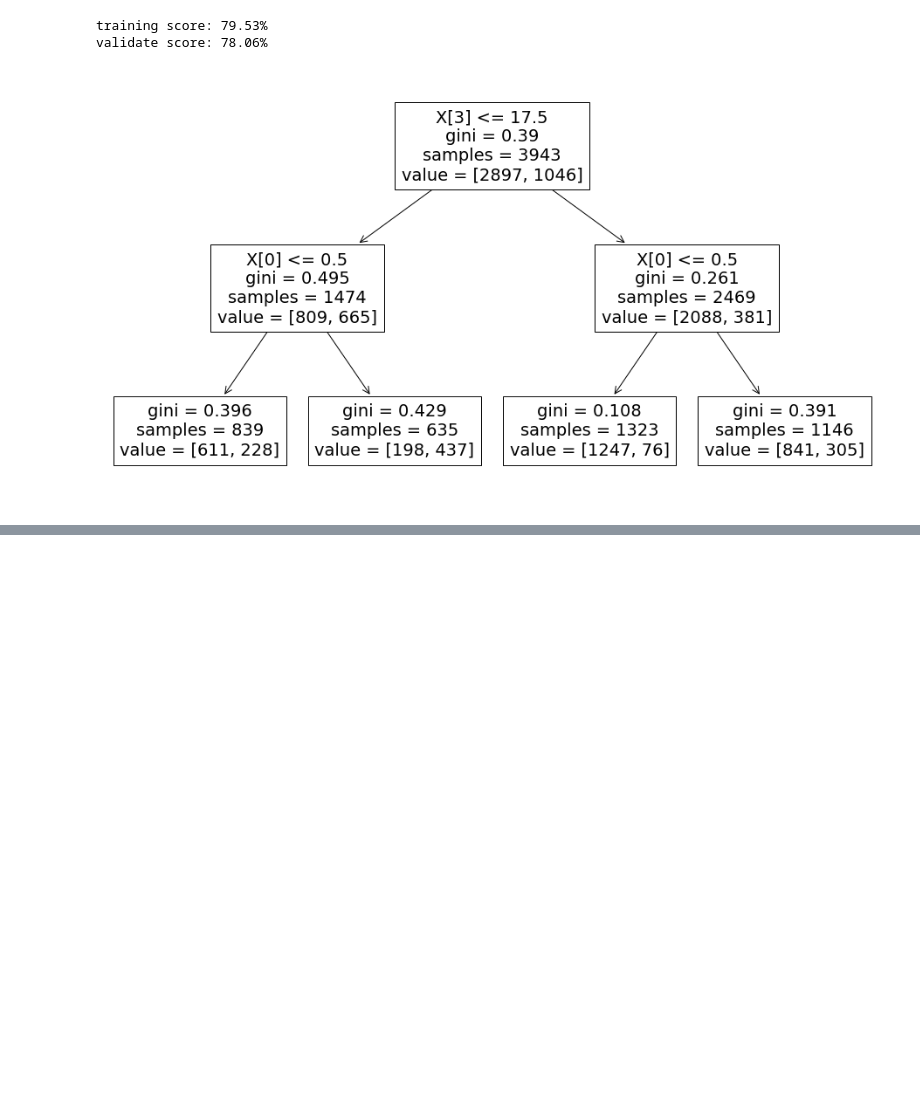
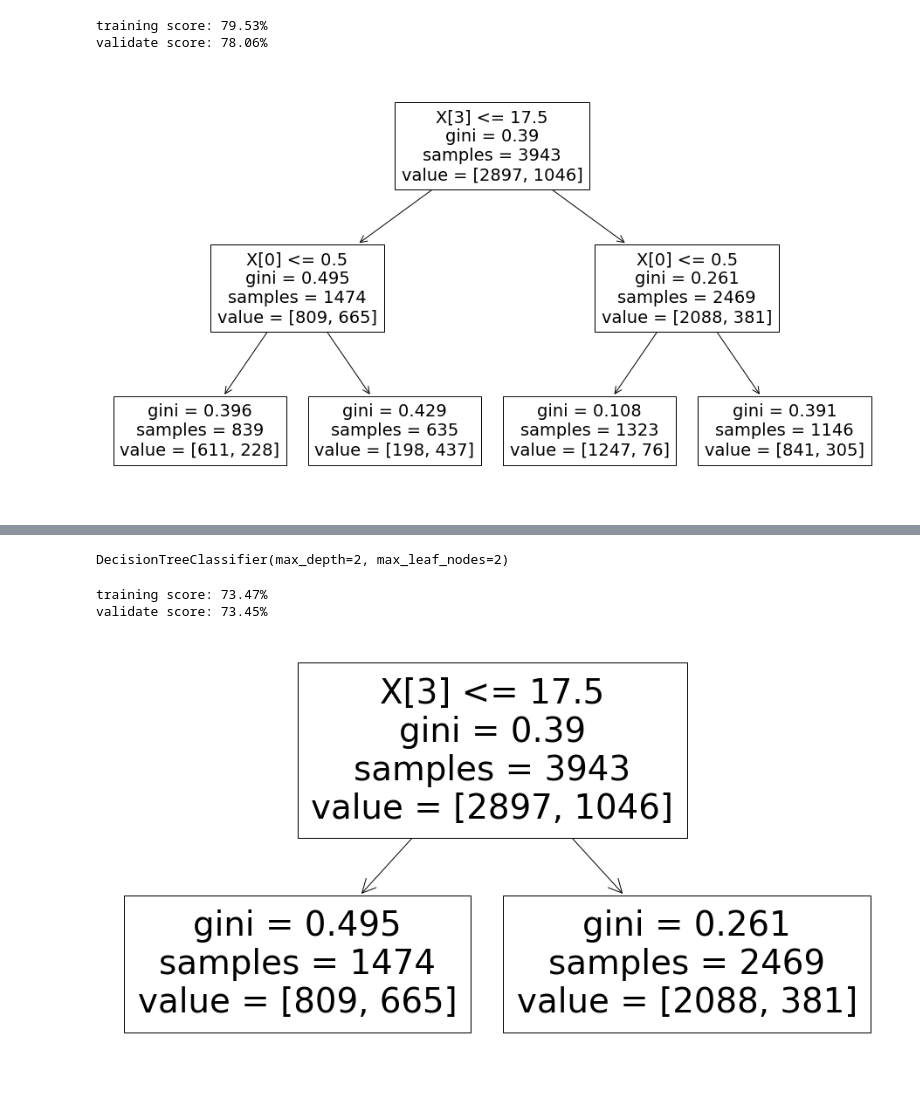
Before and after one commit to annah-vu/classification_project, a Jupyter notebook: baseline_accuracy.ipynb, the cells around one changed output, grey strips where cells are left out. Cells and saved outputs as stored; diff of their text form; code cells hidden in the pictures; blank space fills up the shorter version.

```diff
--- a/baseline_accuracy.ipynb
+++ b/baseline_accuracy.ipynb
@@ -186,0 +265,18 @@ plt.show()
+# %%
+tree4 = DecisionTreeClassifier(max_leaf_nodes=2, max_depth=2)
+# %%
+tree4.fit(X_train,y_train)
+# %% [output]
+DecisionTreeClassifier(max_depth=2, max_leaf_nodes=2)
+# %%
+print(f'training score: {tree4.score(X_train, y_train):.2%}')
+print(f'validate score: {tree4.score(X_validate, y_validate):.2%}')
+# %% [output]
+training score: 73.47%
+validate score: 73.45%
+# %%
+plt.figure(figsize=(16,9))
+plot_tree(tree4)
+plt.show()
+# %% [output]
+[figure, added]
```
Also changed, not shown: parts of 45 cells of this notebook.
